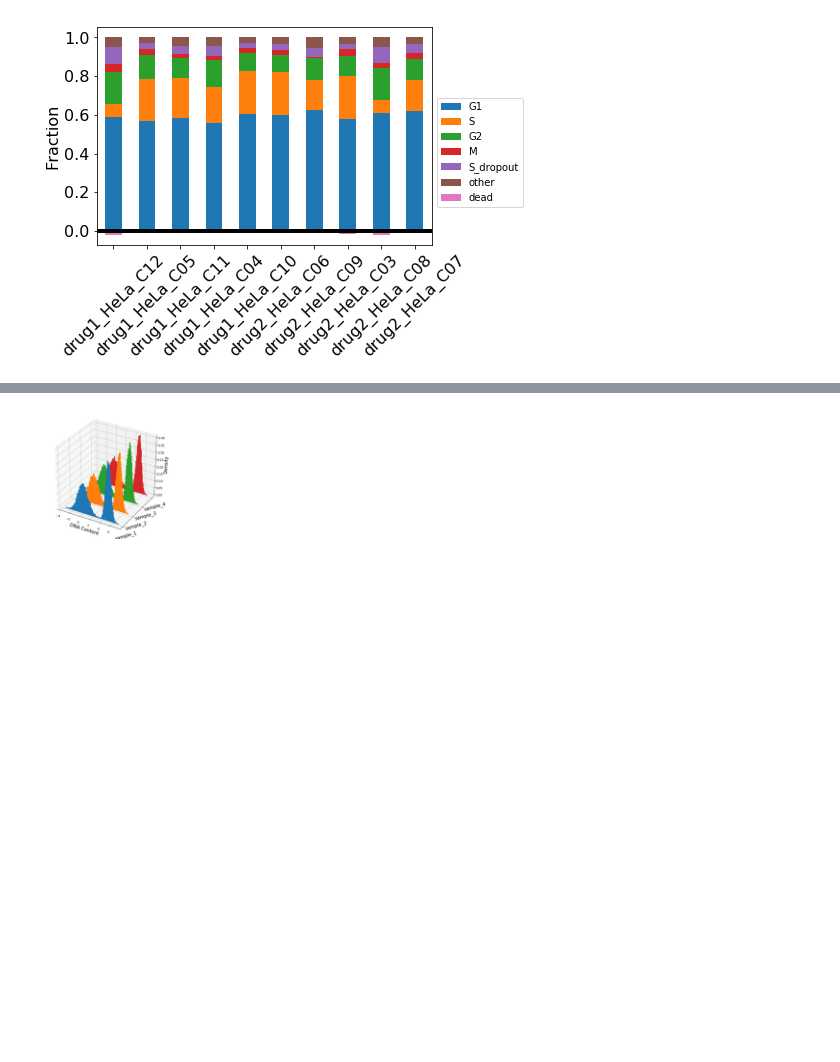
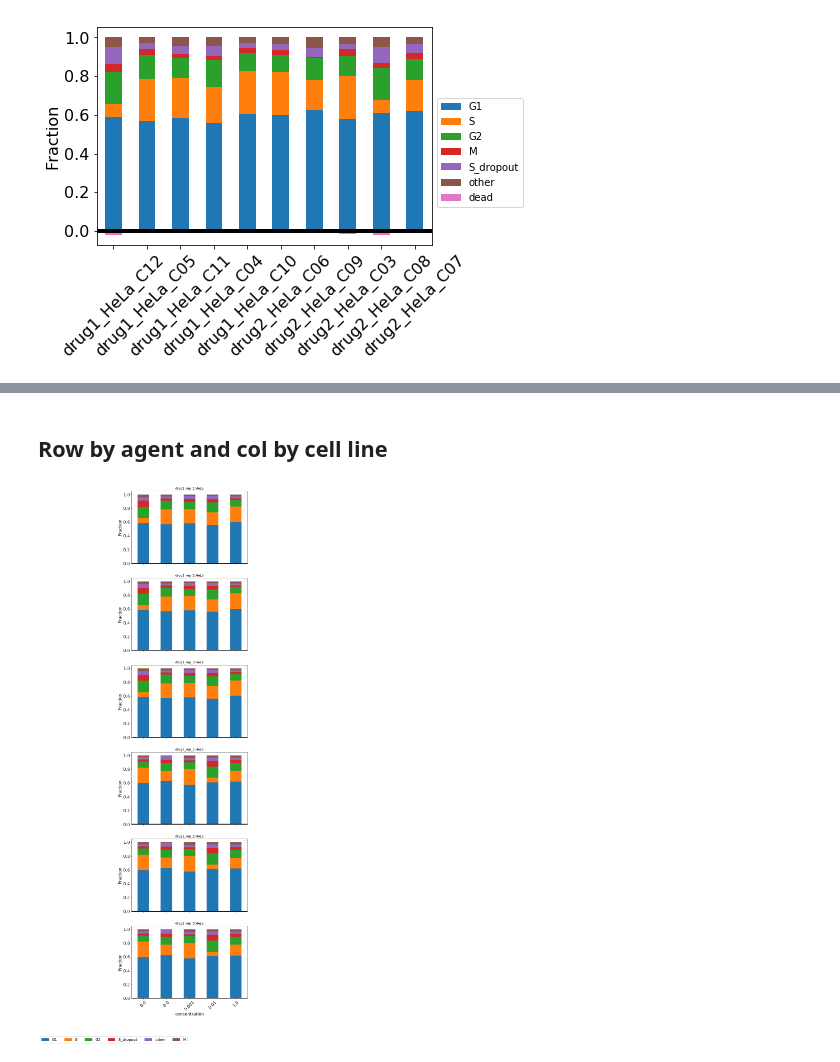
Before and after one commit to datarail/DrugResponse, a Jupyter notebook: python/cell_cycle_gating/examples/working_code_jake.ipynb, the cells around one changed output, grey strips where cells are left out. Drawn from its saved outputs; the diff is of its cells as text; code cells hidden in the pictures; blank space fills up the shorter version.

```diff
--- a/python/cell_cycle_gating/examples/working_code_jake.ipynb
+++ b/python/cell_cycle_gating/examples/working_code_jake.ipynb
@@ -40,3 +40,9 @@ batch_stacked_bar_plot(dfs,row_by='agent',col_by='cell_line',figsize=(9,16))
+# %% [markdown]
+## Row by agent and col by cell line
+# %%
+batch_stacked_bar_plot(fake_data,row_by='agent',col_by='cell_line')
+# %% [output]
+[figure, added]
 # %%
 import numpy as np
 data = pd.DataFrame()
@@ -47,4 +54,0 @@ for i in range(4):
-# %%
-group_hist3d(data)
-# %% [output]
-[figure, removed]
```
Also changed, not shown: parts of 7 cells of this notebook, 1 other file.
